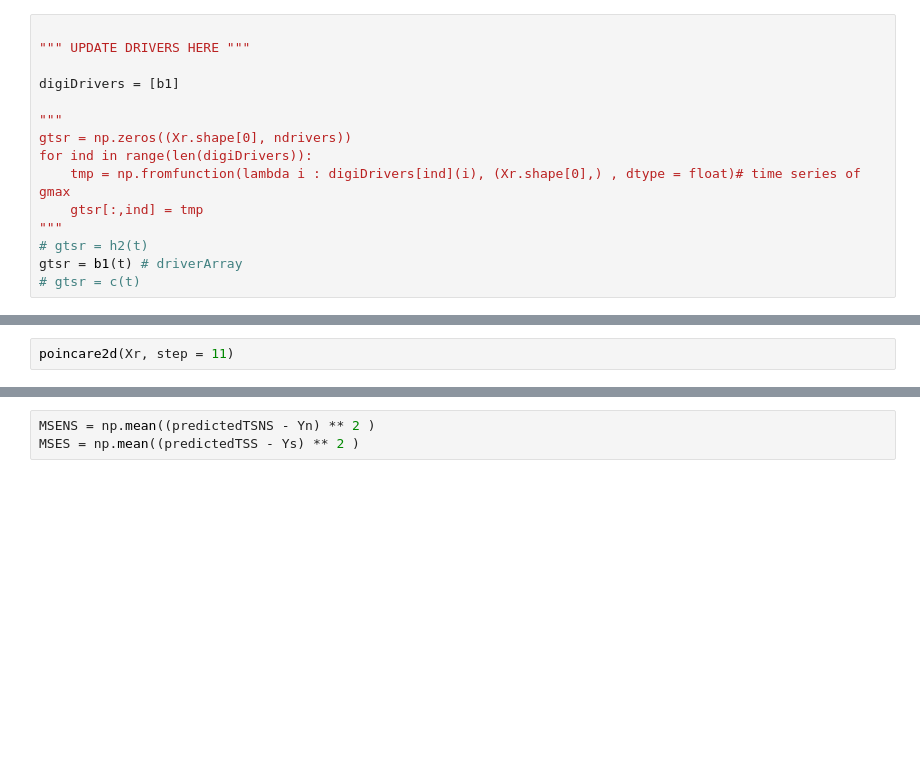
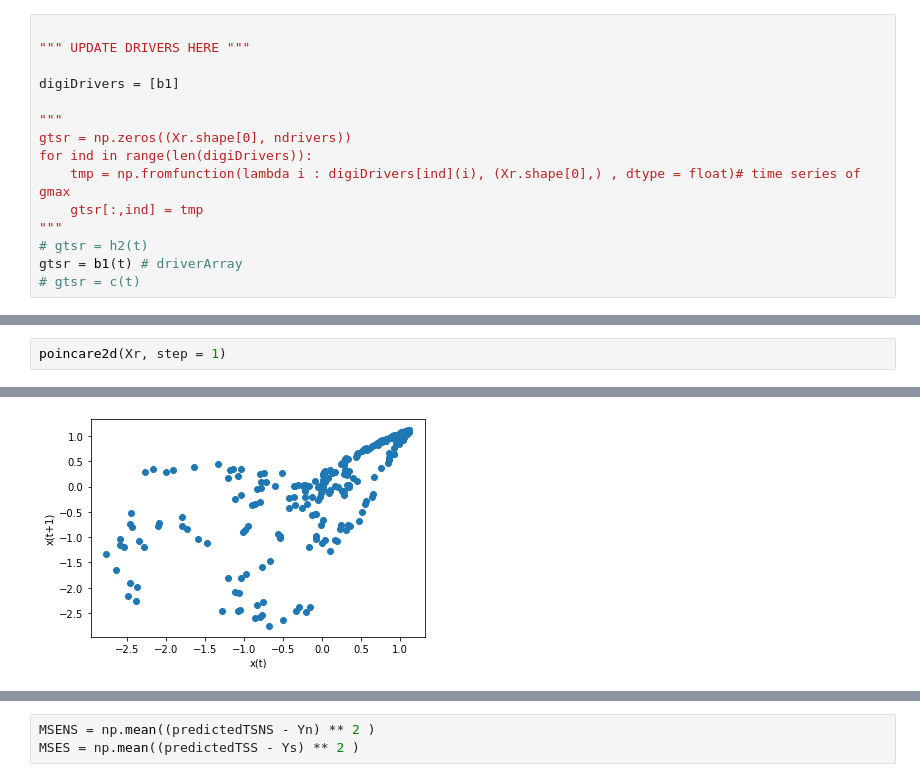
Before and after one commit to kenflat2/Nonlinear-Regression, a Jupyter notebook: Nonstationary SMap.ipynb, the cells around one changed output, grey strips where cells are left out. Saved outputs shown, nothing was run; the diff lists cells and outputs as text; blank space fills up the shorter version.

```diff
--- a/Nonstationary SMap.ipynb
+++ b/Nonstationary SMap.ipynb
@@ -190,5 +188,5 @@ poincare3d(Xr[:,0,None], title="Hastings Powell", scatter=False, step=11)
 [interactive output not drawn]
 [interactive output not drawn]
 # %%
-poincare2d(Xr, step = 11)
+poincare2d(Xr, step = 1)
 # %% [output]
@@ -197 +193,2 @@ poincare2d(Xr, step = 11)
+[figure, added]
 # %%
```
Also changed, not shown: parts of 20 cells of this notebook, 2 other files.
